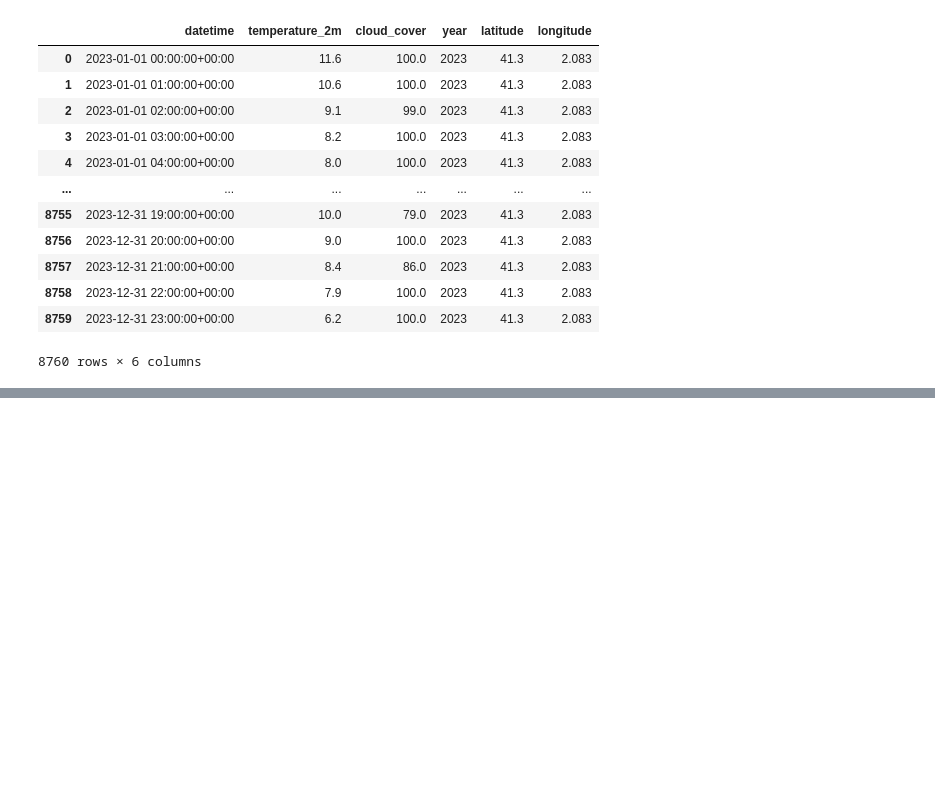
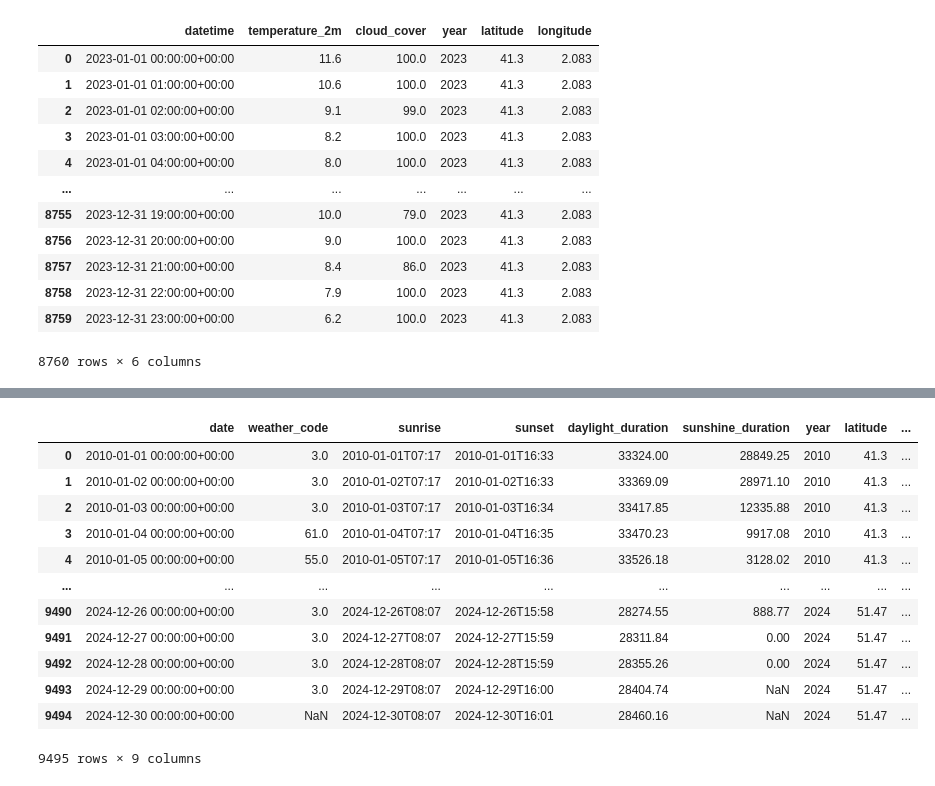
Before and after one commit to joseph-higaki/spotify_insights, a Jupyter notebook: notebooks/eda_weather.ipynb, the cells around one changed output, grey strips where cells are left out. Drawn from its saved outputs; the diff is of its cells as text; code cells hidden in the pictures; blank space fills up the shorter version.

Commit message:
weather info extracted

```diff
--- a/notebooks/eda_weather.ipynb
+++ b/notebooks/eda_weather.ipynb
@@ -278,0 +369,18 @@ hourly_data
+# %%
+
+daily_data = pd.read_parquet("gs://spotify-insights-pipeline-data/weather_location/frequency=daily/", engine="pyarrow")
+daily_data
+# %% [output]
+|  | date | weather_code | sunrise | sunset | daylight_duration | sunshine_duration | year | latitude | ... |
+| 0 | 2010-01-01 00:00:00+00:00 | 3.0 | 2010-01-01T07:17 | 2010-01-01T16:33 | 33324.00 | 28849.25 | 2010 | 41.3 | ... |
+| 1 | 2010-01-02 00:00:00+00:00 | 3.0 | 2010-01-02T07:17 | 2010-01-02T16:33 | 33369.09 | 28971.10 | 2010 | 41.3 | ... |
+| 2 | 2010-01-03 00:00:00+00:00 | 3.0 | 2010-01-03T07:17 | 2010-01-03T16:34 | 33417.85 | 12335.88 | 2010 | 41.3 | ... |
+| 3 | 2010-01-04 00:00:00+00:00 | 61.0 | 2010-01-04T07:17 | 2010-01-04T16:35 | 33470.23 | 9917.08 | 2010 | 41.3 | ... |
+| 4 | 2010-01-05 00:00:00+00:00 | 55.0 | 2010-01-05T07:17 | 2010-01-05T16:36 | 33526.18 | 3128.02 | 2010 | 41.3 | ... |
+| ... | ... | ... | ... | ... | ... | ... | ... | ... | ... |
+| 9490 | 2024-12-26 00:00:00+00:00 | 3.0 | 2024-12-26T08:07 | 2024-12-26T15:58 | 28274.55 | 888.77 | 2024 | 51.47 | ... |
+| 9491 | 2024-12-27 00:00:00+00:00 | 3.0 | 2024-12-27T08:07 | 2024-12-27T15:59 | 28311.84 | 0.00 | 2024 | 51.47 | ... |
+| 9492 | 2024-12-28 00:00:00+00:00 | 3.0 | 2024-12-28T08:07 | 2024-12-28T15:59 | 28355.26 | 0.00 | 2024 | 51.47 | ... |
+| 9493 | 2024-12-29 00:00:00+00:00 | 3.0 | 2024-12-29T08:07 | 2024-12-29T16:00 | 28404.74 | NaN | 2024 | 51.47 | ... |
+| 9494 | 2024-12-30 00:00:00+00:00 | NaN | 2024-12-30T08:07 | 2024-12-30T16:01 | 28460.16 | NaN | 2024 | 51.47 | ... |
+9495 rows × 9 columns
```
Also changed, not shown: parts of 12 cells of this notebook, 7 other files.
